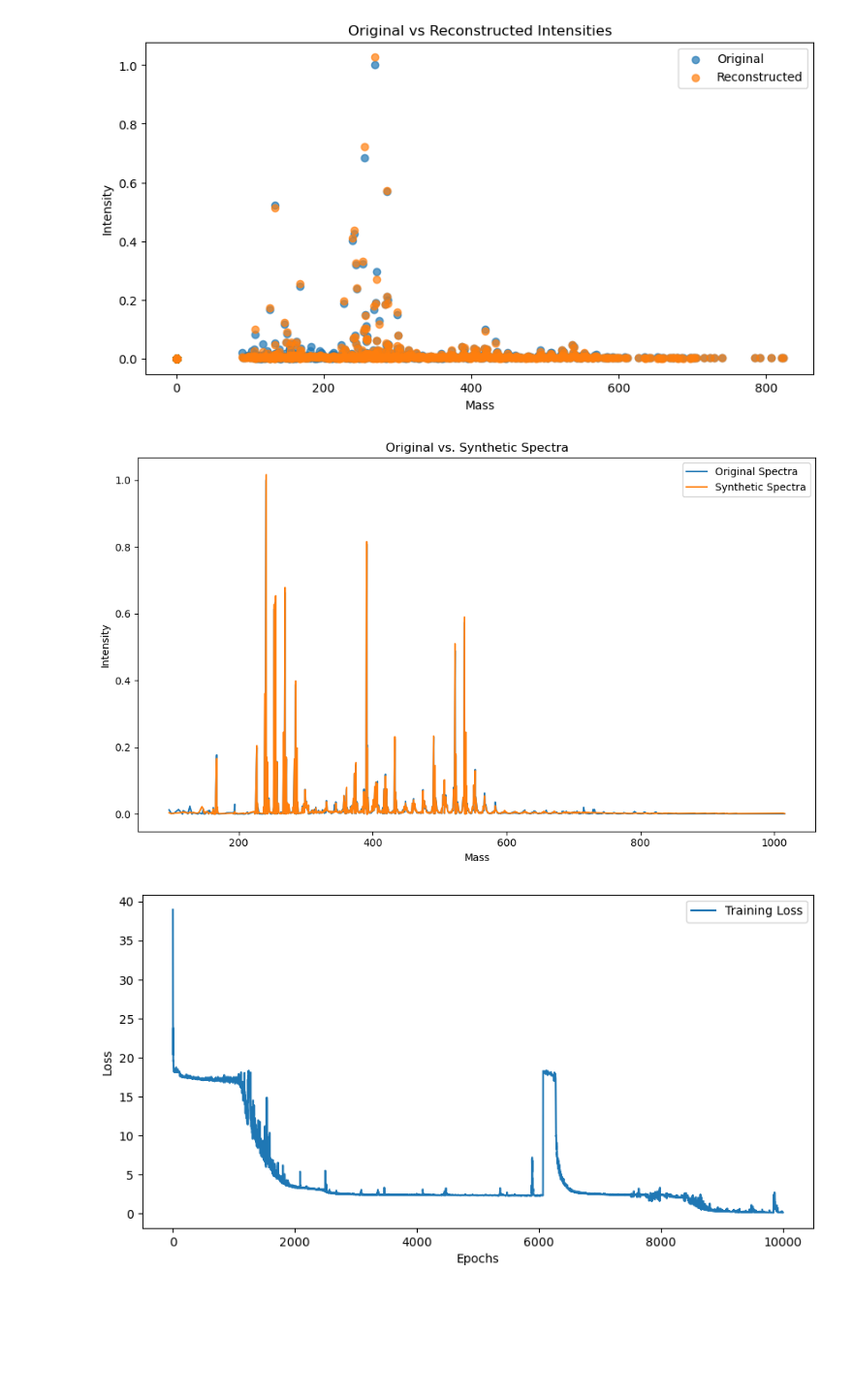
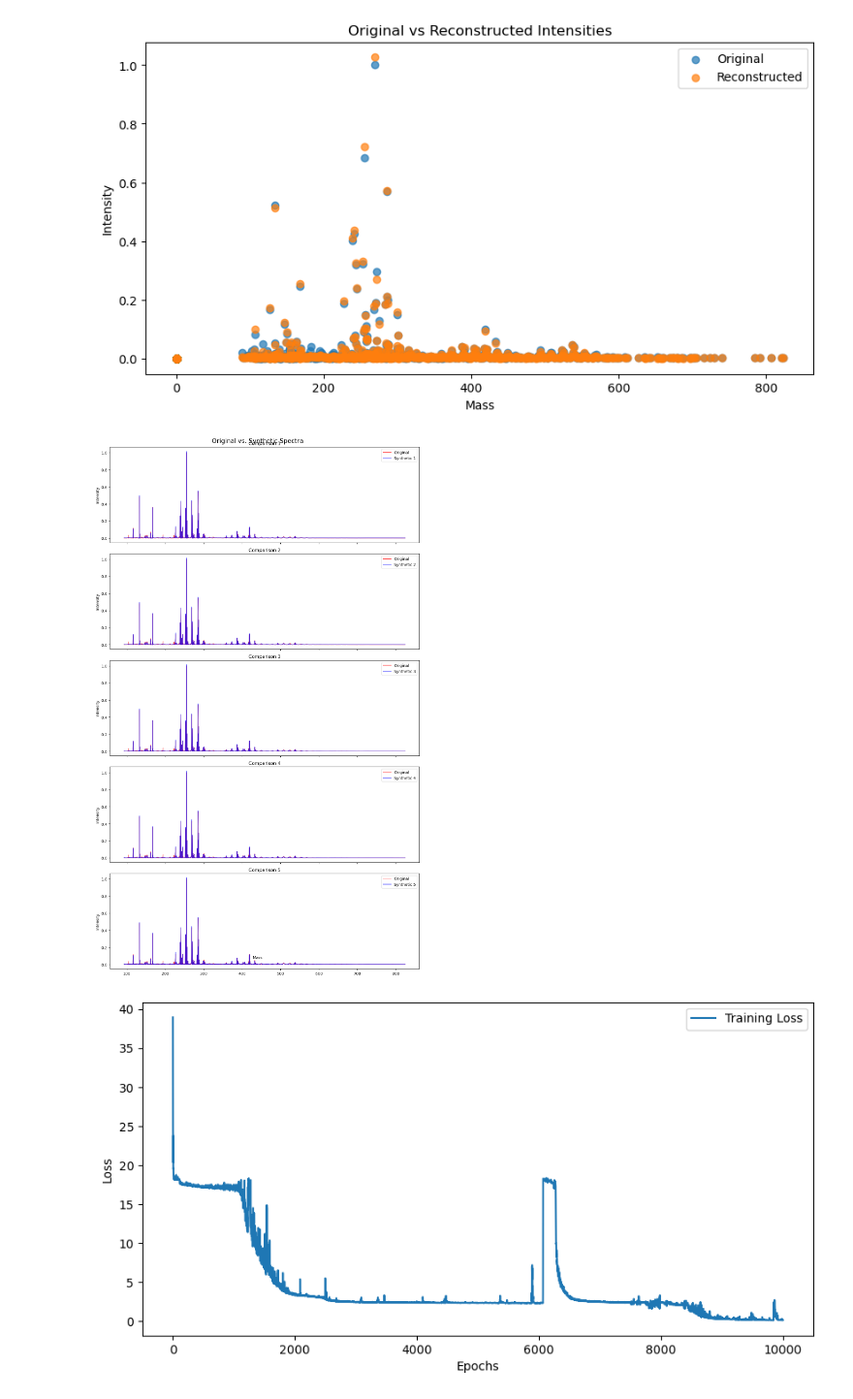
Before and after one commit to MarshallWylder/Kew, a Jupyter notebook: VAE.ipynb, the cells around one changed output. Shown at 97% size. Cells and saved outputs as stored; diff of their text form; code cells hidden in the pictures; blank space fills up the shorter version.

Commit message:
added sample graphs

```diff
--- a/VAE.ipynb
+++ b/VAE.ipynb
@@ -314,44 +314,58 @@ plt.show()
 # %%
 import torch
 import matplotlib.pyplot as plt
 
 # Set the model to evaluation mode
 vae.eval()
 
 # Select a spectra from your dataset
-index = 0  # Choose the index of the spectra you want to plot
+index = 10  # Choose the index of the spectra you want to plot
 original_features = features[index]
 original_targets = targets[index]
 
-latent_dim = 35
+latent_dim = 64
+num_samples = 5
 
 # Generate a synthetic spectra using your model
 with torch.no_grad():
-    latent_sample = torch.randn(1, latent_dim)  # Generate a random latent sample
-    synthetic_targets, _, _ = vae(original_features.unsqueeze(0), original_targets.unsqueeze(0))
+    synthetic_targets_list = []
+    for _ in range(num_samples):
+        latent_sample = torch.randn(1, latent_dim)  # Generate a random latent sample
+        synthetic_targets, _, _ = vae(original_features.unsqueeze(0), original_targets.unsqueeze(0)) # Generate synthetic spectra
+        synthetic_targets_list.append(synthetic_targets.squeeze())
 
 # Remove padding from the original and synthetic spectra
-original_features = original_features[features_mask[index]]
-original_targets = original_targets[targets_mask[index]]
-synthetic_targets = synthetic_targets.squeeze()[:len(original_targets)]
+original_features = original_features[features_mask[index]] # Remove padding from the original features
+original_targets = original_targets[targets_mask[index]] # Remove padding from the original targets
+synthetic_targets_list = [st[:len(original_targets)] for st in synthetic_targets_list] # Remove padding from the synthetic targets
 
-# Plot the original and synthetic spectra
-plt.figure(figsize=(10, 6))
+# Convert to numpy for plotting
+original_features_np = original_features.cpu().numpy()
+original_targets_np = original_targets.cpu().numpy()
+synthetic_targets_np_list = [st.cpu().numpy() for st in synthetic_targets_list]
 
-# Plot the original spectra
-plt.plot(original_features.cpu().numpy(), original_targets.cpu().numpy(), label='Original Spectra')
+# Create subplots
+fig, axes = plt.subplots(num_samples, 1, figsize=(12, 4*num_samples), sharex=True)
+fig.suptitle('Original vs. Synthetic Spectra', fontsize=16)
 
-# Plot the synthetic spectra
-plt.plot(original_features.cpu().numpy(), synthetic_targets.cpu().numpy(), label='Synthetic Spectra')
+for i, ax in enumerate(axes):
+    # Plot original spectrum
+    ax.plot(original_features_np, original_targets_np, label='Original', color='red', alpha=0.7)
 
-plt.xlabel('Mass')
-plt.ylabel('Intensity')
-plt.title('Original vs. Synthetic Spectra')
-plt.legend()
+    # Plot synthetic spectrum
+    ax.plot(original_features_np, synthetic_targets_np_list[i], label=f'Synthetic {i+1}', color='blue', alpha=0.7)
+
+    ax.set_ylabel('Intensity')
+    ax.legend()
+    ax.set_title(f'Comparison {i+1}')
+
+# Set common x-label
+fig.text(0.5, 0.04, 'Mass', ha='center', va='center')
+
 plt.tight_layout()
 plt.show()
 # %% [output]
-[figure, old version]
+[figure, new version]
 # %%
 plt.figure(figsize=(10, 5))
 plt.plot(train_losses, label='Training Loss')
```
Also changed, not shown: parts of 2 cells of this notebook, 1 other file.
